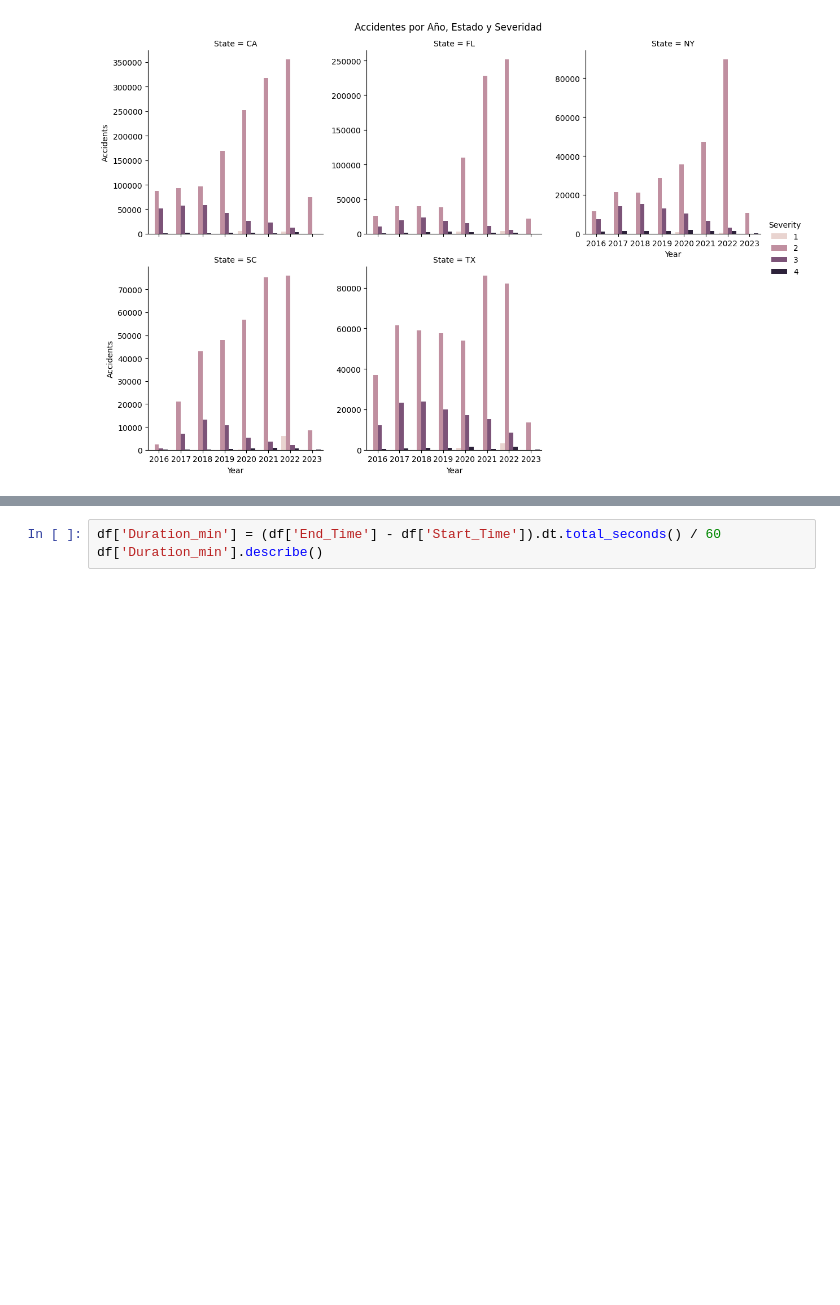
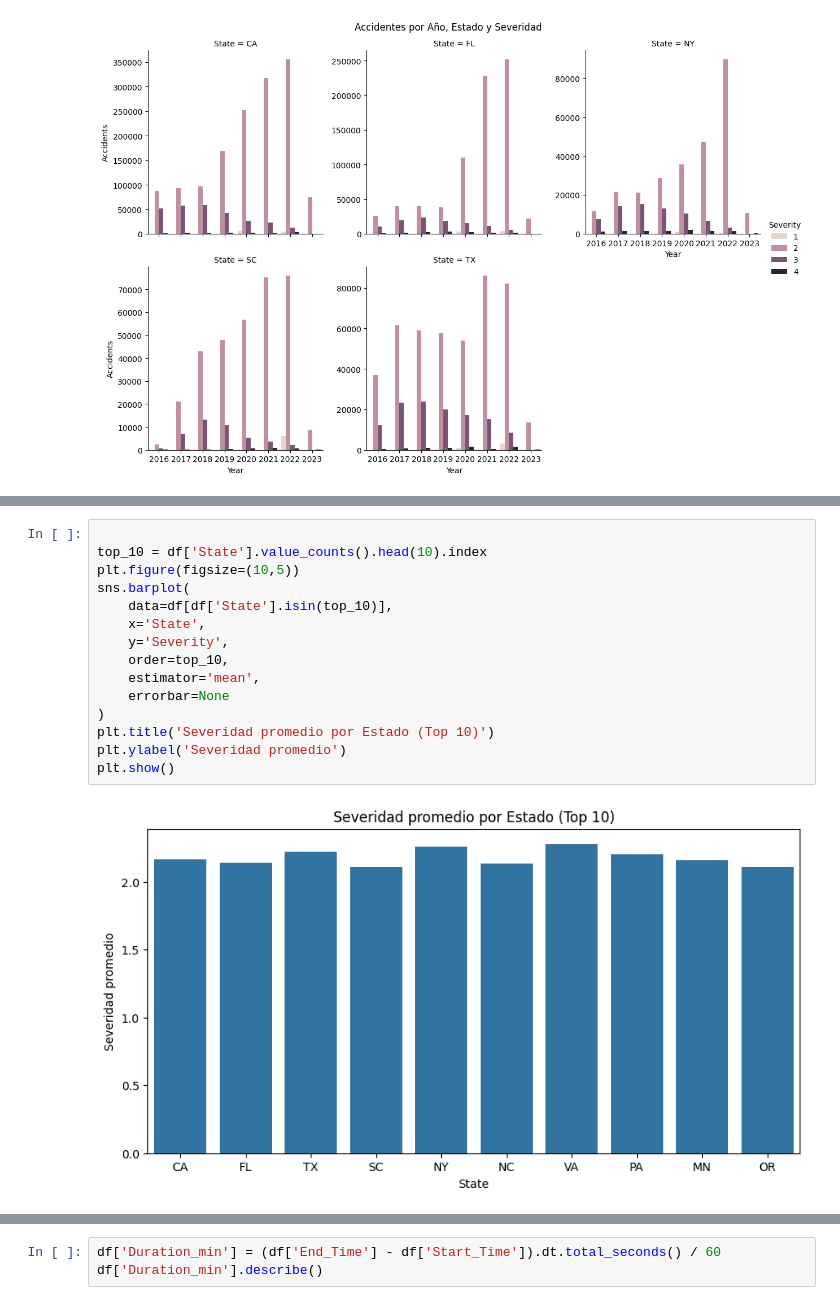
Before and after one commit to KAGmay05/Traffic_Accidents_Stats_Analysis, a Jupyter notebook: Analisis_Exploratorio_Datos.ipynb, the cells around one changed output, grey strips where cells are left out. Drawn from its saved outputs; the diff is of its cells as text; blank space fills up the shorter version.

```diff
--- a/Analisis_Exploratorio_Datos.ipynb
+++ b/Analisis_Exploratorio_Datos.ipynb
@@ -459,0 +590,17 @@ plt.show()
+# %%
+
+top_10 = df['State'].value_counts().head(10).index
+plt.figure(figsize=(10,5))
+sns.barplot(
+    data=df[df['State'].isin(top_10)],
+    x='State',
+    y='Severity',
+    order=top_10,
+    estimator='mean',
+    errorbar=None
+)
+plt.title('Severidad promedio por Estado (Top 10)')
+plt.ylabel('Severidad promedio')
+plt.show()
+# %% [output]
+[figure, added]
```
Also changed, not shown: parts of 56 cells of this notebook.
